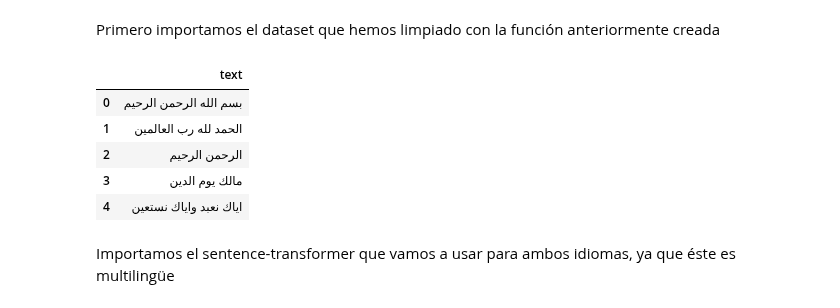
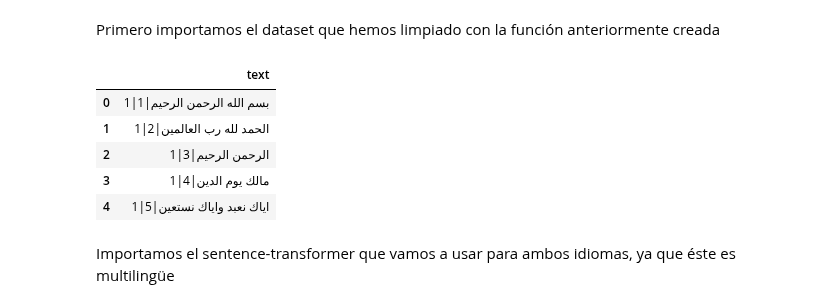
Before and after one commit to UnaiOlaiz/NLP-Group-Project, a Jupyter notebook: src/CoranNLP.ipynb, the cells around one changed output. Saved outputs shown, nothing was run; the diff lists cells and outputs as text; code cells hidden in the pictures.

```diff
--- a/src/CoranNLP.ipynb
+++ b/src/CoranNLP.ipynb
@@ -8,20 +8,20 @@ from sentence_transformers import SentenceTransformer, util
 # %% [markdown]
 Primero importamos el dataset que hemos limpiado con la función anteriormente creada
 # %%
-with open("/home/unaiolaizolaosa/Dokumentuak/NLP-Group-Project/data/cleaned_data/cleaned_arab_quran.txt", encoding="utf-8") as f:
+with open("../data/cleaned_data/cleaned_arab_quran.txt", encoding="utf-8") as f:
     lines = f.readlines()
 
 df = pd.DataFrame(lines, columns=["text"])
 df["text"] = df["text"].str.strip()
 
 df.head()
 # %% [output]
 |  | text |
-| 0 | بسم الله الرحمن الرحيم |
-| 1 | الحمد لله رب العالمين |
-| 2 | الرحمن الرحيم |
-| 3 | مالك يوم الدين |
-| 4 | اياك نعبد واياك نستعين |
+| 0 | 1|1|بسم الله الرحمن الرحيم |
+| 1 | 1|2|الحمد لله رب العالمين |
+| 2 | 1|3|الرحمن الرحيم |
+| 3 | 1|4|مالك يوم الدين |
+| 4 | 1|5|اياك نعبد واياك نستعين |
 # %% [markdown]
 Importamos el sentence-transformer que vamos a usar para ambos idiomas, ya que éste es multilingüe
 # %%
```
Also changed, not shown: parts of 2 cells of this notebook, 1 other file.
